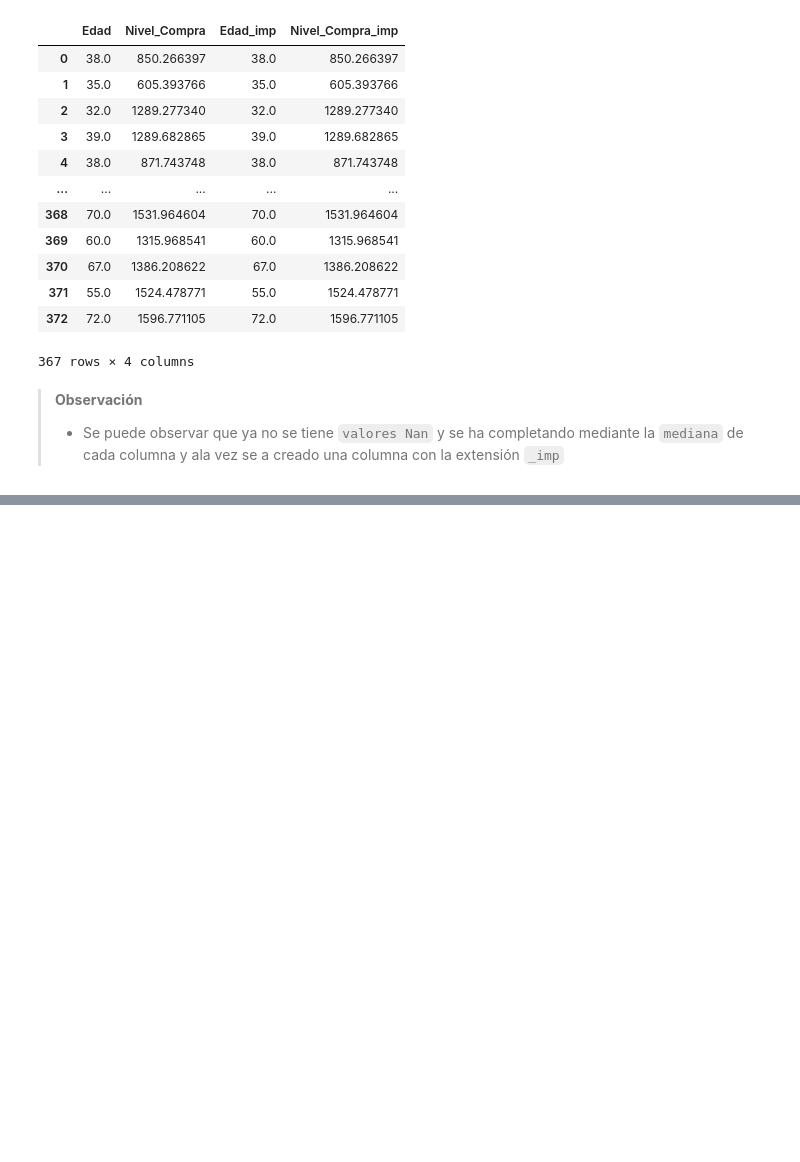
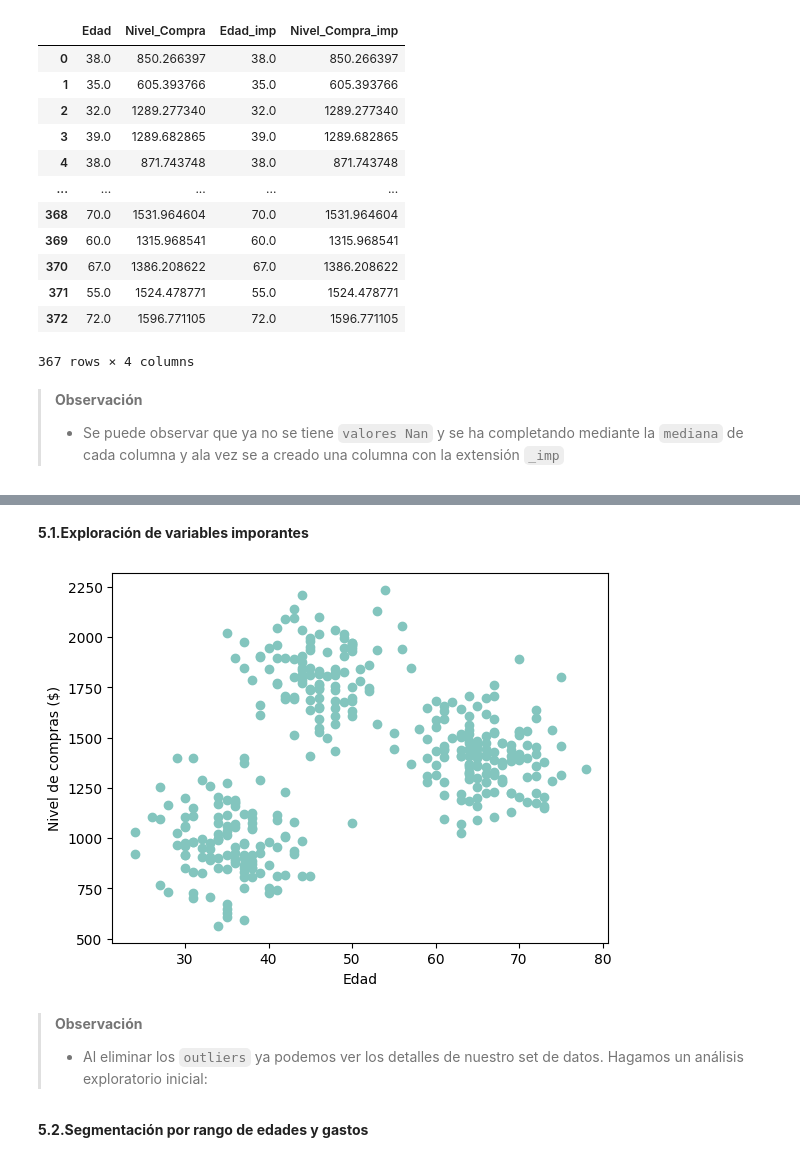
Before and after one commit to linerlander/Proyecto-Clustering-Clientes-SuperMarket, a Jupyter notebook: proyecto_clustering.ipynb, the cells around one changed output, grey strips where cells are left out. Cells and saved outputs as stored; diff of their text form; code cells hidden in the pictures; blank space fills up the shorter version.

```diff
--- a/proyecto_clustering.ipynb
+++ b/proyecto_clustering.ipynb
@@ -284,0 +297,13 @@ df
+# %% [markdown]
+**5.1.Exploración de variables imporantes**
+# %%
+plt.scatter(df['Edad_imp'],df['Nivel_Compra_imp'], color = '#83C5BE')
+plt.xlabel('Edad')
+plt.ylabel('Nivel de compras ($)');
+# %% [output]
+[figure, added]
+# %% [markdown]
+>**Observación**
+>- Al eliminar los `outliers` ya podemos ver los detalles de nuestro set de datos. Hagamos un análisis exploratorio inicial:
+# %% [markdown]
+**5.2.Segmentación por rango de edades y gastos**
```
Also changed, not shown: parts of 30 cells of this notebook.
